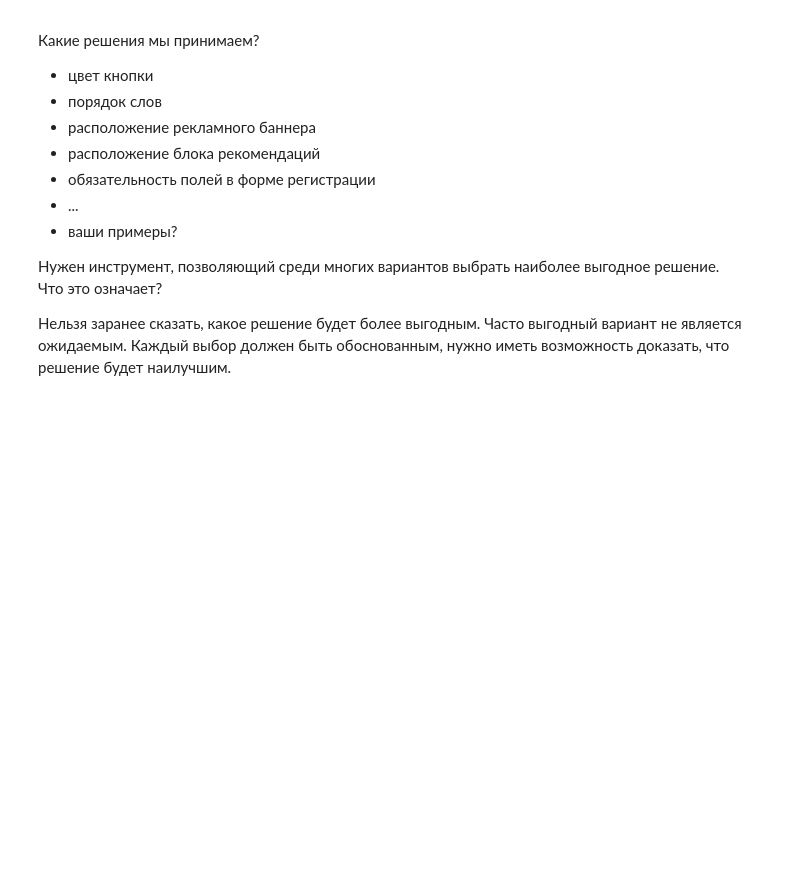
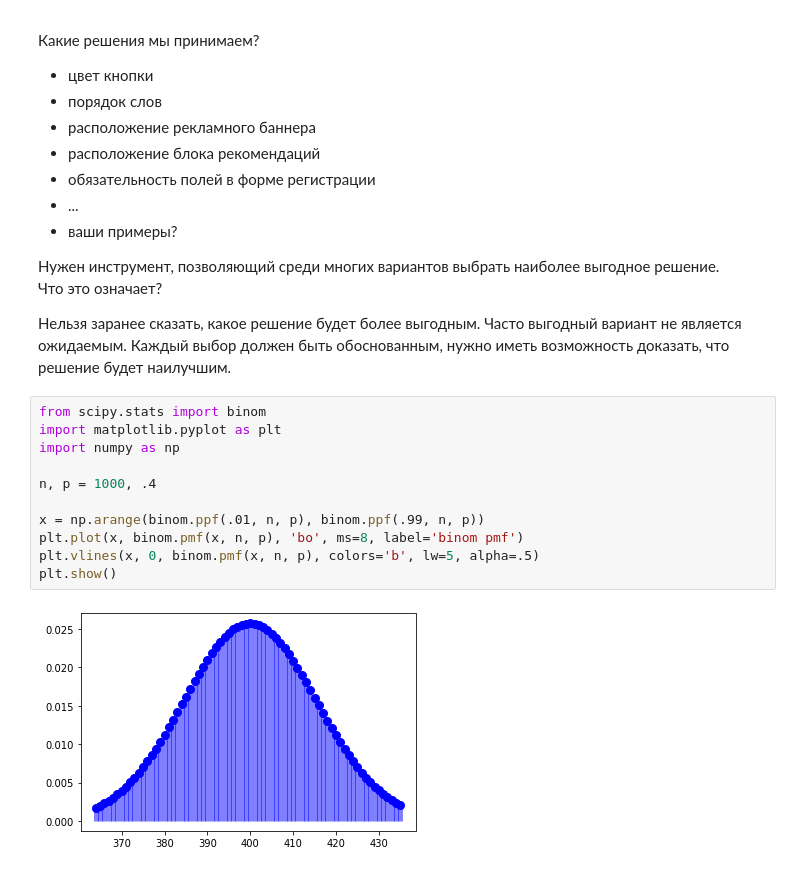
Before and after one commit to adwiza/machine_learning, a Jupyter notebook: ml_26-AB tests.ipynb, the cells around one changed output. Cells and saved outputs as stored; diff of their text form; blank space fills up the shorter version.

```diff
--- a/ml_26-AB tests.ipynb
+++ b/ml_26-AB tests.ipynb
@@ -25,3 +25,16 @@
 Что это означает?
 
 Нельзя заранее сказать, какое решение будет более выгодным. Часто выгодный вариант не является ожидаемым. Каждый выбор должен быть обоснованным, нужно иметь возможность доказать, что решение будет наилучшим.
+# %%
+from scipy.stats import binom
+import matplotlib.pyplot as plt
+import numpy as np
+
+n, p = 1000, .4
+
+x = np.arange(binom.ppf(.01, n, p), binom.ppf(.99, n, p))
+plt.plot(x, binom.pmf(x, n, p), 'bo', ms=8, label='binom pmf')
+plt.vlines(x, 0, binom.pmf(x, n, p), colors='b', lw=5, alpha=.5)
+plt.show()
+# %% [output]
+[figure, added]
```
Also changed, not shown: parts of 1 cell of this notebook.
